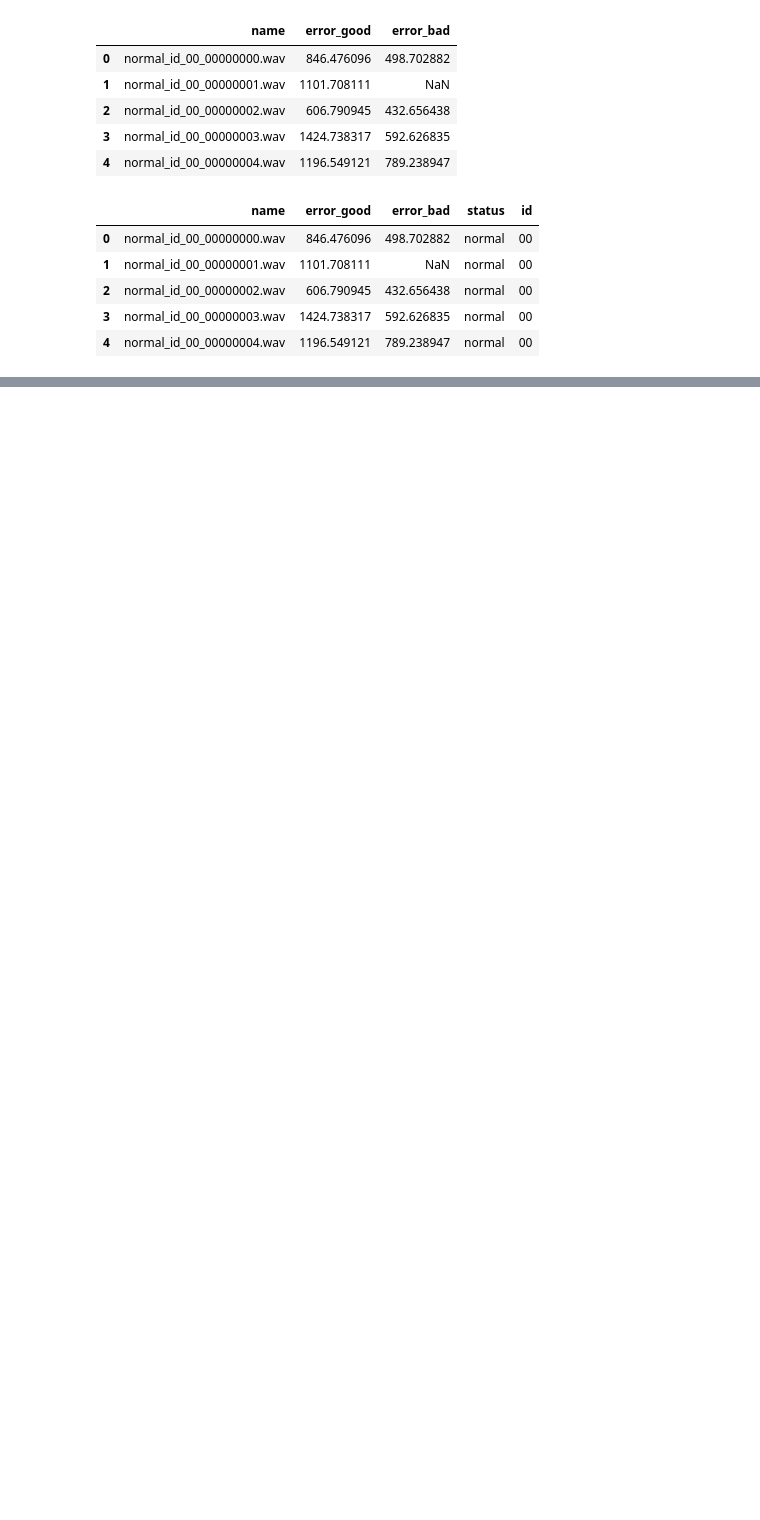
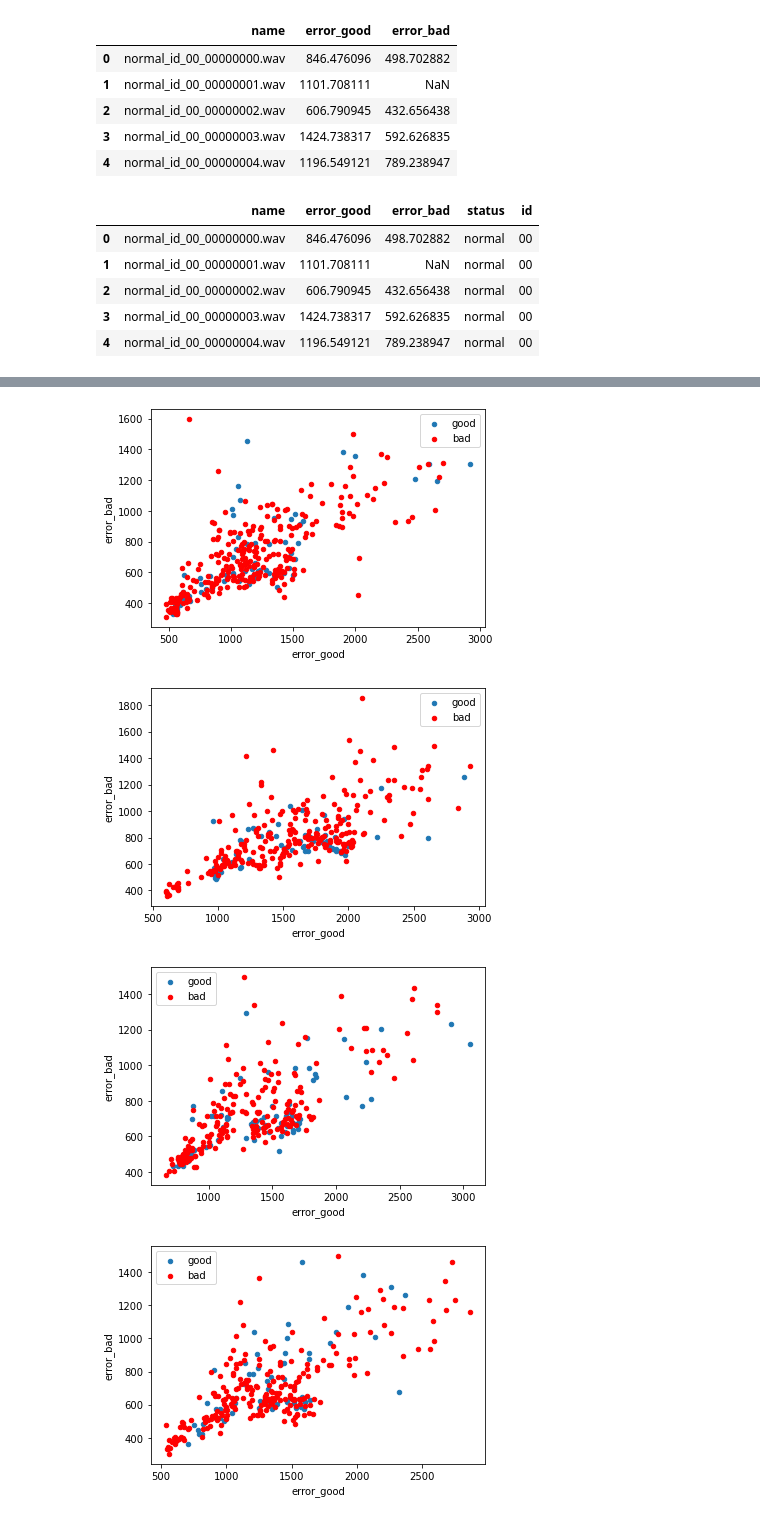
Before and after one commit to Chelovek760/dcase, a Jupyter notebook: metrics.ipynb, the cells around one changed output, grey strips where cells are left out. Cells and saved outputs as stored; diff of their text form; code cells hidden in the pictures; blank space fills up the shorter version.

```diff
--- a/metrics.ipynb
+++ b/metrics.ipynb
@@ -37,0 +37,4 @@ data_na = data.dropna()
+# %%
+data_na = data
+data_na['BpG']=data_na[['error_good','error_bad']].mean(axis=1)
+print(data_na.head())
@@ -38,4 +48,15 @@ data_na = data.dropna()
 # %%
-normal_labels = np.zeros(len(data_na[(data_na['status'] == 'normal') & (data_na['id'] == '06')]))
-anomaly_labels = np.ones(len(data_na[(data_na['status'] == 'anomaly') & (data_na['id'] == '06')]))
+ids=['00','02','04','06']
+normal_labels = np.zeros(len(data_na[(data_na['status'] == 'normal') & (data_na['id'] == id)]))
+anomaly_labels = np.ones(len(data_na[(data_na['status'] == 'anomaly') & (data_na['id'] == id)]))
 y_true = np.concatenate((normal_labels, anomaly_labels), axis=0)
+for id in ids:
+    dataplot=data_na[(data_na['id'] == id)][['status','error_good','error_bad']]
+    dataplot.fillna(dataplot['error_good'].min())
+    ax=dataplot[(data_na['status'] == 'normal')].plot( kind='scatter',x='error_good',y='error_bad', label="good")
+    dataplot[(data_na['status'] == 'anomaly')].plot( color='red',kind='scatter',x='error_good',y='error_bad', label="bad",ax=ax);
+# %% [output]
+[figure, added]
+[figure, added]
+[figure, added]
+[figure, added]
```
Also changed, not shown: parts of 6 cells of this notebook, 6 other files.
